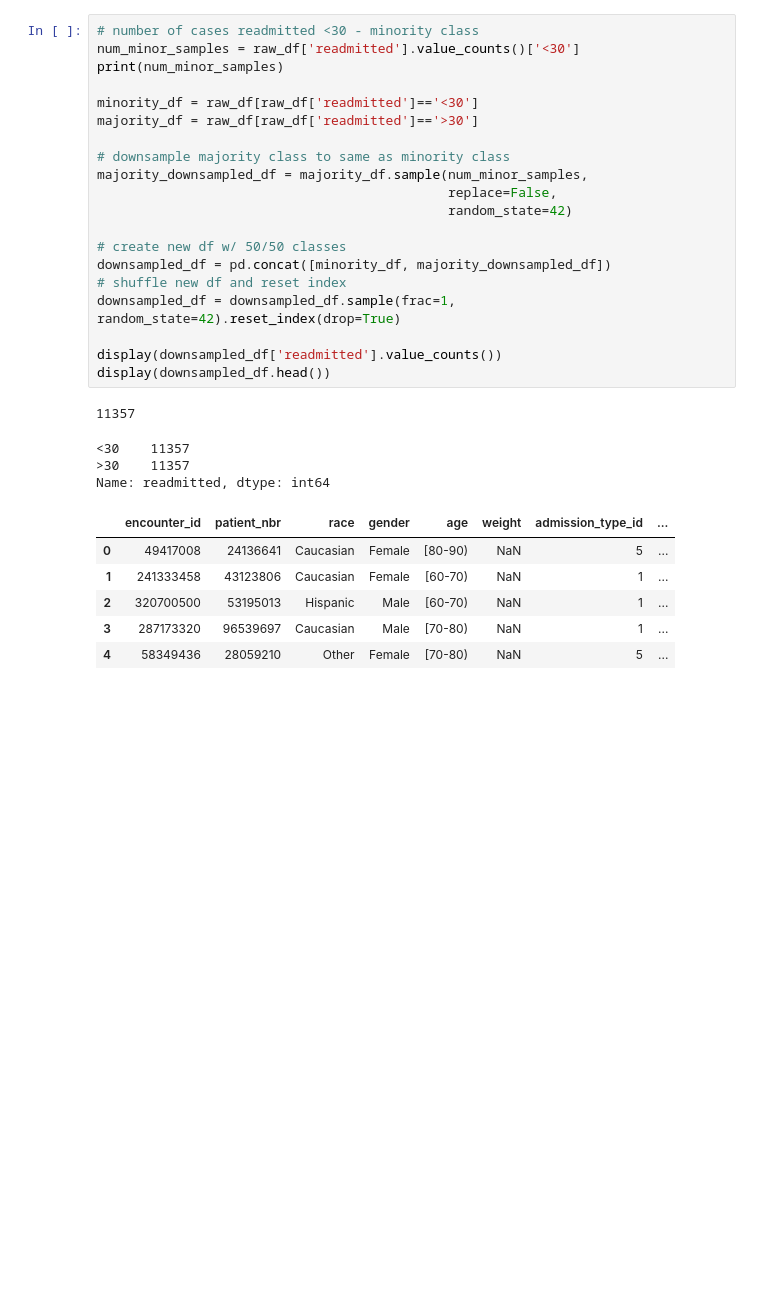
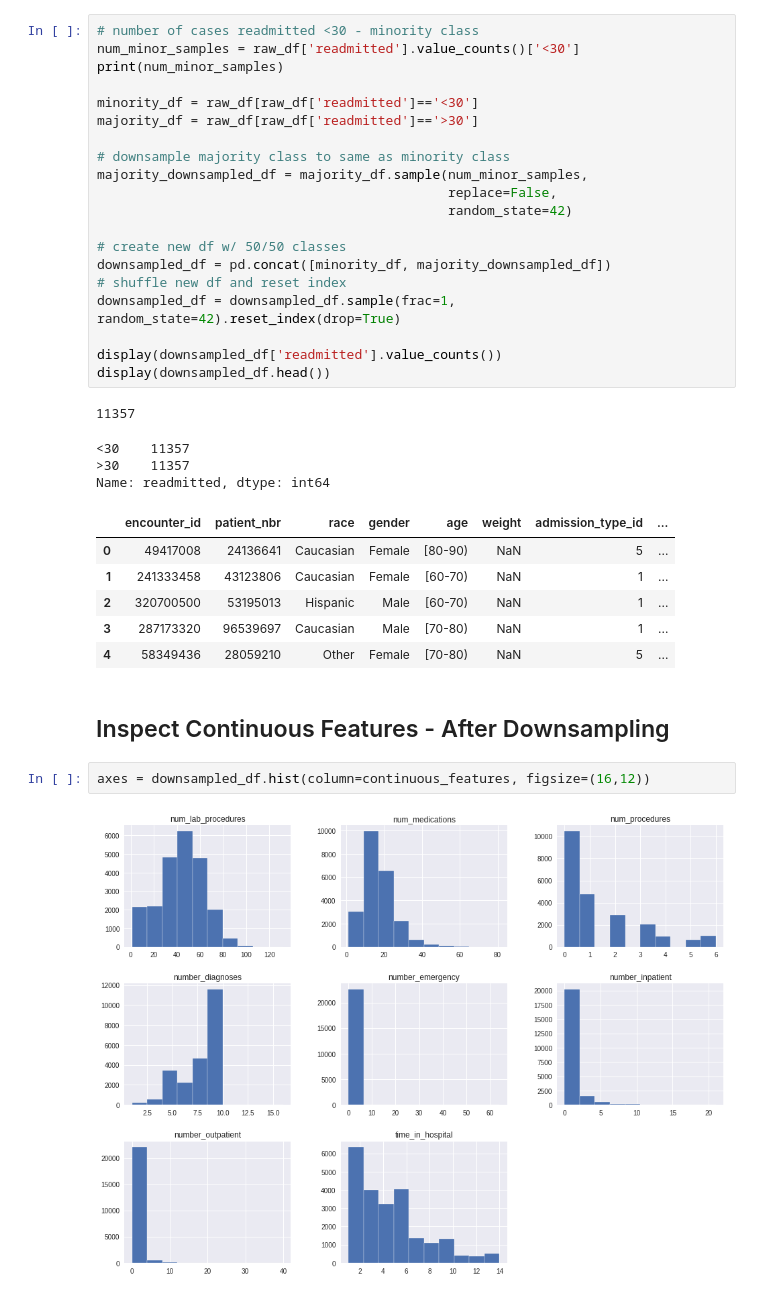
Before and after one commit to nrichards17/diabetes-pytorch, a Jupyter notebook: notebooks/00-Diabetes-Exploration.ipynb, the cells around one changed output. Saved outputs shown, nothing was run; the diff lists cells and outputs as text; blank space fills up the shorter version.

```diff
--- a/notebooks/00-Diabetes-Exploration.ipynb
+++ b/notebooks/00-Diabetes-Exploration.ipynb
@@ -295,3 +288,9 @@ Name: readmitted, dtype: int64
 | 2 | 320700500 | 53195013 | Hispanic | Male | [60-70) | NaN | 1 | ... |
 | 3 | 287173320 | 96539697 | Caucasian | Male | [70-80) | NaN | 1 | ... |
 | 4 | 58349436 | 28059210 | Other | Female | [70-80) | NaN | 5 | ... |
+# %% [markdown]
+## Inspect Continuous Features - After Downsampling
+# %%
+axes = downsampled_df.hist(column=continuous_features, figsize=(16,12))
+# %% [output]
+[figure, added]
```
Also changed, not shown: parts of 17 cells of this notebook.
